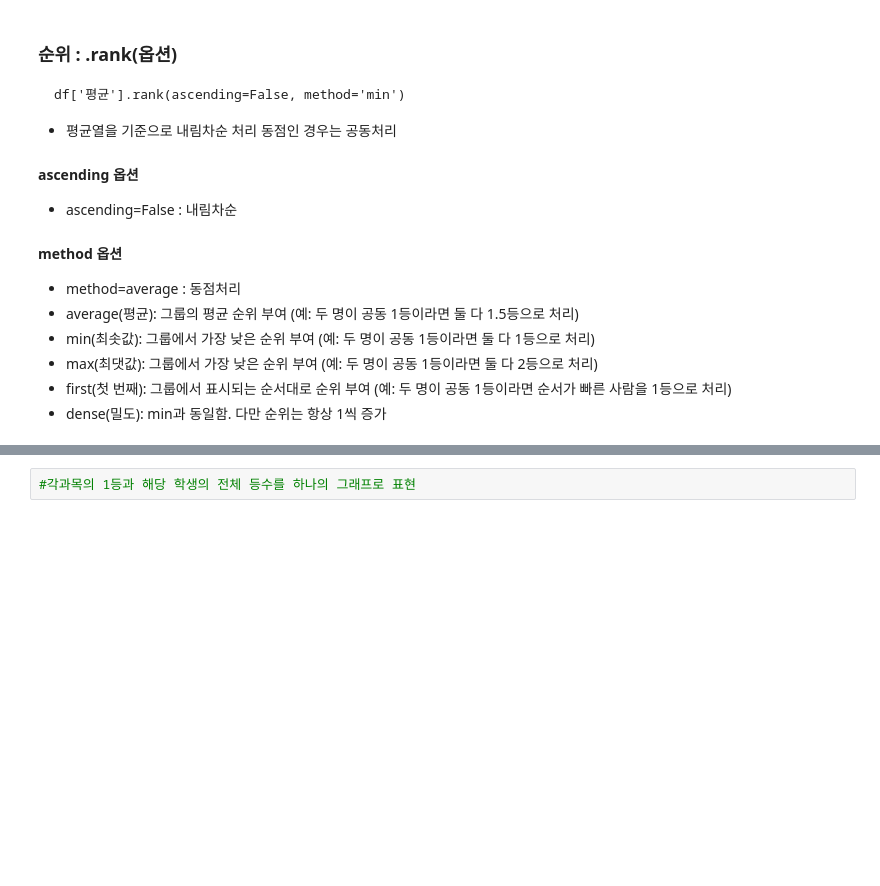
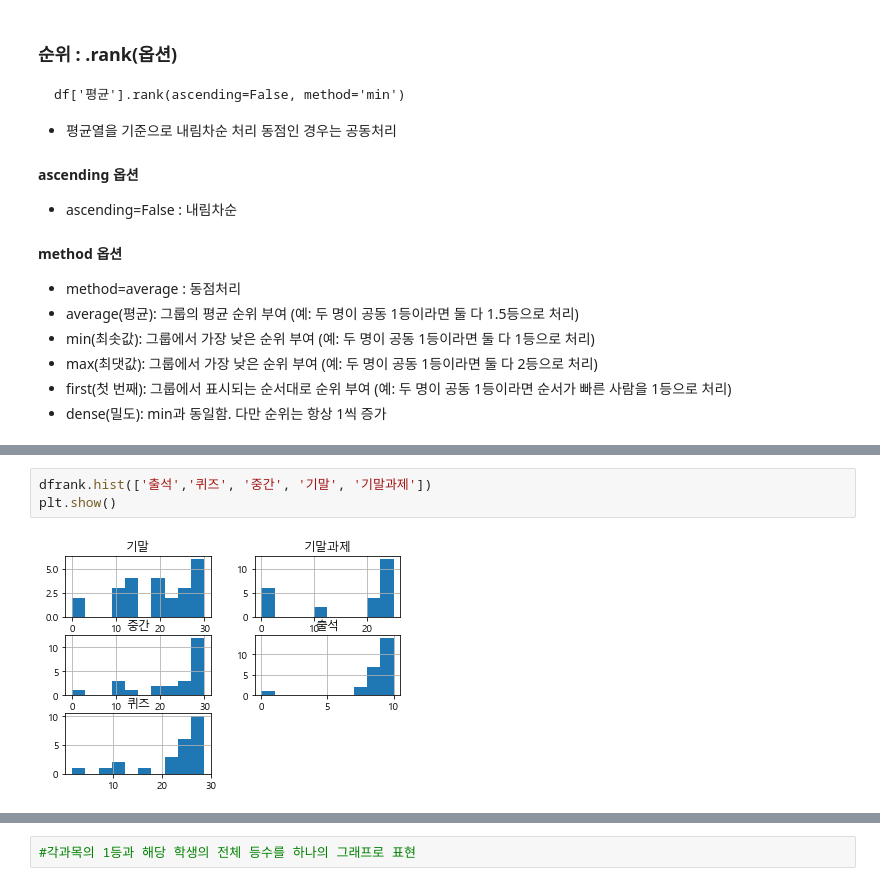
Before and after one commit to cybermin/mlbasic, a Jupyter notebook: 00/00_py05_lec.ipynb, the cells around one changed output, grey strips where cells are left out. Drawn from its saved outputs; the diff is of its cells as text; blank space fills up the shorter version.

```diff
--- a/00/00_py05_lec.ipynb
+++ b/00/00_py05_lec.ipynb
@@ -61,2 +396,7 @@ df['평균'].rank(ascending=False, method='min')
+# %%
+dfrank.hist(['출석','퀴즈', '중간', '기말', '기말과제'])
+plt.show()
+# %% [output]
+[figure, added]
 # %%
 #과목당 히스토그램
```
Also changed, not shown: parts of 48 cells of this notebook.
